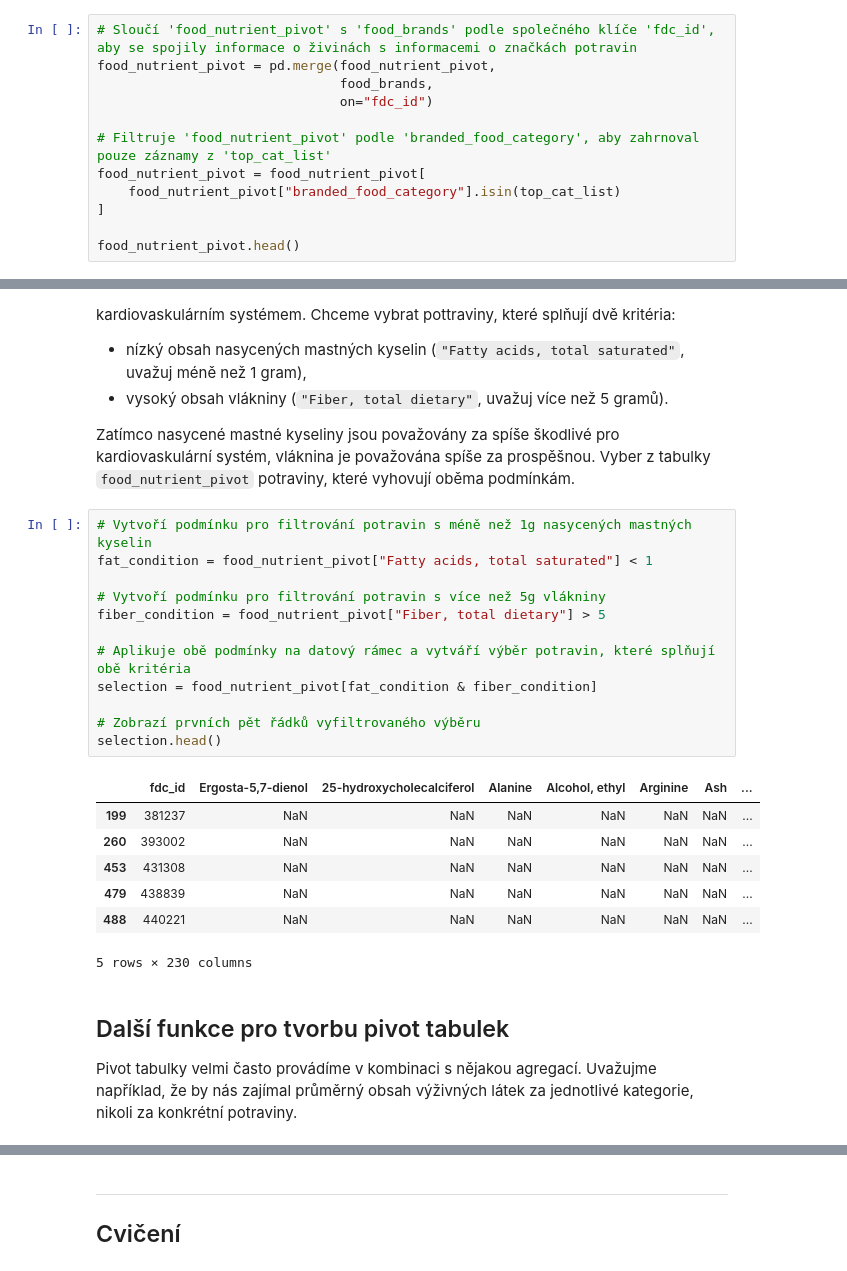
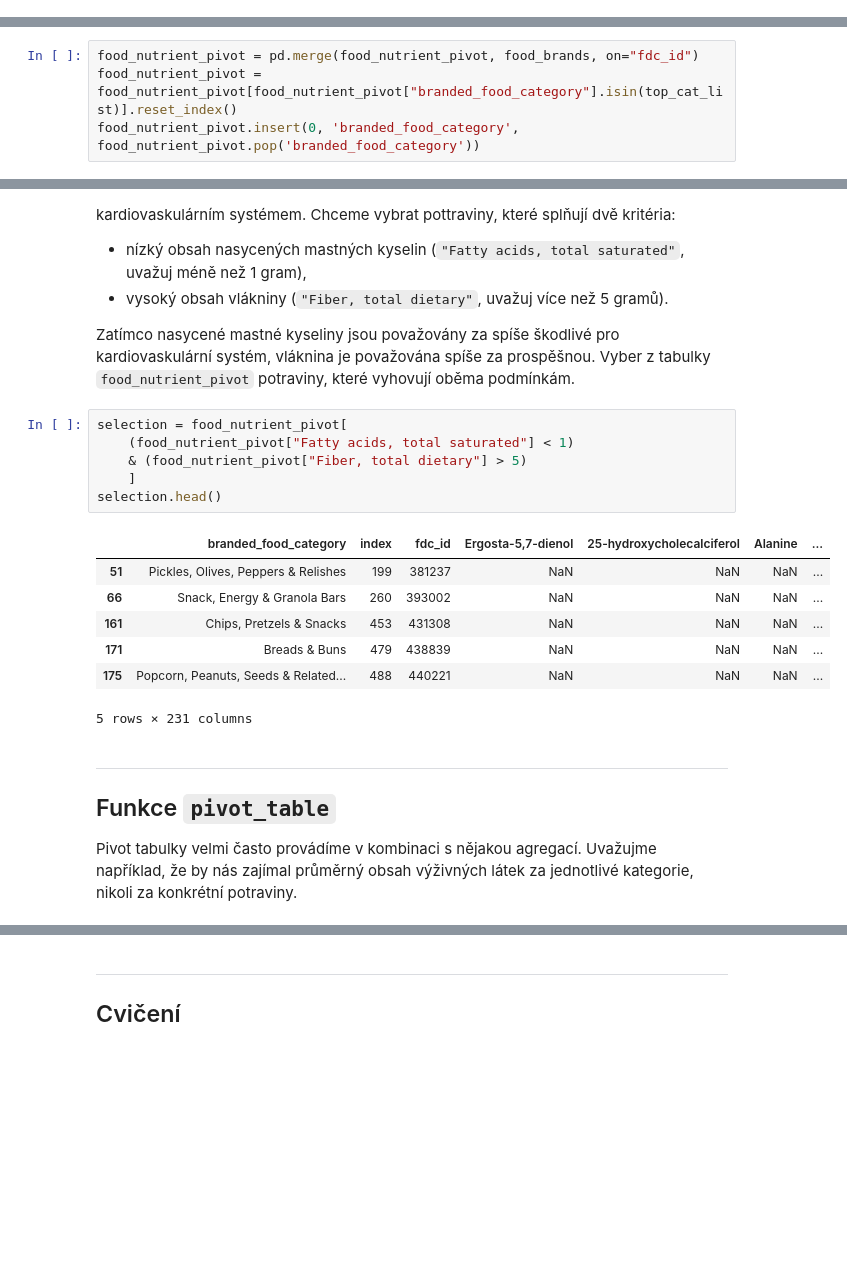
Before and after one commit to AnetaPopelova/czechitas-python-pro-datovou-analyzu-2024-09, a Jupyter notebook: notebooks/lekce-05/pivot.ipynb, the cells around one changed output, grey strips where cells are left out. Saved outputs shown, nothing was run; the diff lists cells and outputs as text; blank space fills up the shorter version.

```diff
--- a/notebooks/lekce-05/pivot.ipynb
+++ b/notebooks/lekce-05/pivot.ipynb
@@ -96,12 +82,0 @@ Budeme tedy vědět, kterých potravin se každý řádek týká.
-# %%
-# Sloučí 'food_nutrient_pivot' s 'food_brands' podle společného klíče 'fdc_id', aby se spojily informace o živinách s informacemi o značkách potravin
-food_nutrient_pivot = pd.merge(food_nutrient_pivot,
-                               food_brands,
-                               on="fdc_id")
-
-# Filtruje 'food_nutrient_pivot' podle 'branded_food_category', aby zahrnoval pouze záznamy z 'top_cat_list'
-food_nutrient_pivot = food_nutrient_pivot[
-    food_nutrient_pivot["branded_food_category"].isin(top_cat_list)
-]
-
-food_nutrient_pivot.head()
@@ -164,2 +123,6 @@ sns.countplot(
+# %%
+food_nutrient_pivot = pd.merge(food_nutrient_pivot, food_brands, on="fdc_id")
+food_nutrient_pivot = food_nutrient_pivot[food_nutrient_pivot["branded_food_category"].isin(top_cat_list)].reset_index()
+food_nutrient_pivot.insert(0, 'branded_food_category', food_nutrient_pivot.pop('branded_food_category'))
 # %% [markdown]
 ---
@@ -176,27 +139,22 @@ Připravujeme seznam potravin pro účely lékařského výzkumu, který se bude
 
 Zatímco nasycené mastné kyseliny jsou považovány za spíše škodlivé pro kardiovaskulární systém, vláknina je považována spíše za prospěšnou. Vyber z tabulky `food_nutrient_pivot` potraviny, které vyhovují oběma podmínkám.
 # %%
-# Vytvoří podmínku pro filtrování potravin s méně než 1g nasycených mastných kyselin
-fat_condition = food_nutrient_pivot["Fatty acids, total saturated"] < 1
-
-# Vytvoří podmínku pro filtrování potravin s více než 5g vlákniny
-fiber_condition = food_nutrient_pivot["Fiber, total dietary"] > 5
-
-# Aplikuje obě podmínky na datový rámec a vytváří výběr potravin, které splňují obě kritéria
-selection = food_nutrient_pivot[fat_condition & fiber_condition]
-
-# Zobrazí prvních pět řádků vyfiltrovaného výběru
+selection = food_nutrient_pivot[
+    (food_nutrient_pivot["Fatty acids, total saturated"] < 1)
+    & (food_nutrient_pivot["Fiber, total dietary"] > 5)
+    ]
 selection.head()
 # %% [output]
-|  | fdc_id | Ergosta-5,7-dienol | 25-hydroxycholecalciferol | Alanine | Alcohol, ethyl | Arginine | Ash | ... |
-| 199 | 381237 | NaN | NaN | NaN | NaN | NaN | NaN | ... |
-| 260 | 393002 | NaN | NaN | NaN | NaN | NaN | NaN | ... |
-| 453 | 431308 | NaN | NaN | NaN | NaN | NaN | NaN | ... |
-| 479 | 438839 | NaN | NaN | NaN | NaN | NaN | NaN | ... |
-| 488 | 440221 | NaN | NaN | NaN | NaN | NaN | NaN | ... |
+|  | branded_food_category | index | fdc_id | Ergosta-5,7-dienol | 25-hydroxycholecalciferol | Alanine | ... |
+| 51 | Pickles, Olives, Peppers & Relishes | 199 | 381237 | NaN | NaN | NaN | ... |
+| 66 | Snack, Energy & Granola Bars | 260 | 393002 | NaN | NaN | NaN | ... |
+| 161 | Chips, Pretzels & Snacks | 453 | 431308 | NaN | NaN | NaN | ... |
+| 171 | Breads & Buns | 479 | 438839 | NaN | NaN | NaN | ... |
+| 175 | Popcorn, Peanuts, Seeds & Related... | 488 | 440221 | NaN | NaN | NaN | ... |
-5 rows × 230 columns
+5 rows × 231 columns
 # %% [markdown]
-## Další funkce pro tvorbu pivot tabulek
+---
+## Funkce `pivot_table`
 
 Pivot tabulky velmi často provádíme v kombinaci s nějakou agregací. Uvažujme například, že by nás zajímal průměrný obsah výživných látek za jednotlivé kategorie, nikoli za konkrétní potraviny.
 # %%
```
Also changed, not shown: parts of 20 cells of this notebook.
